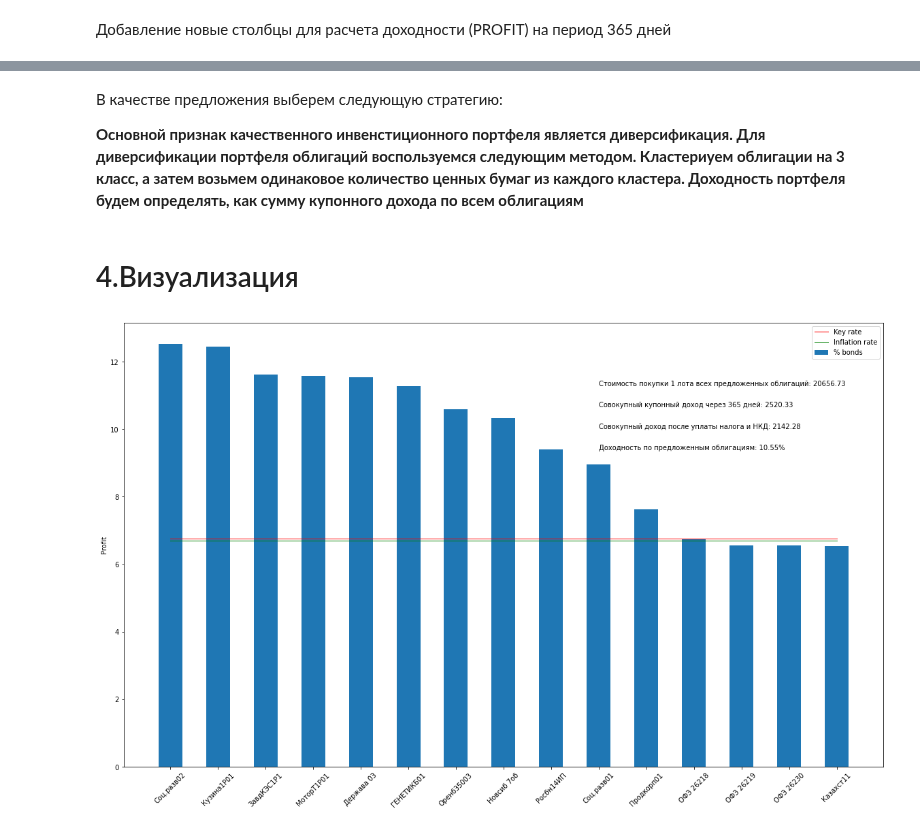
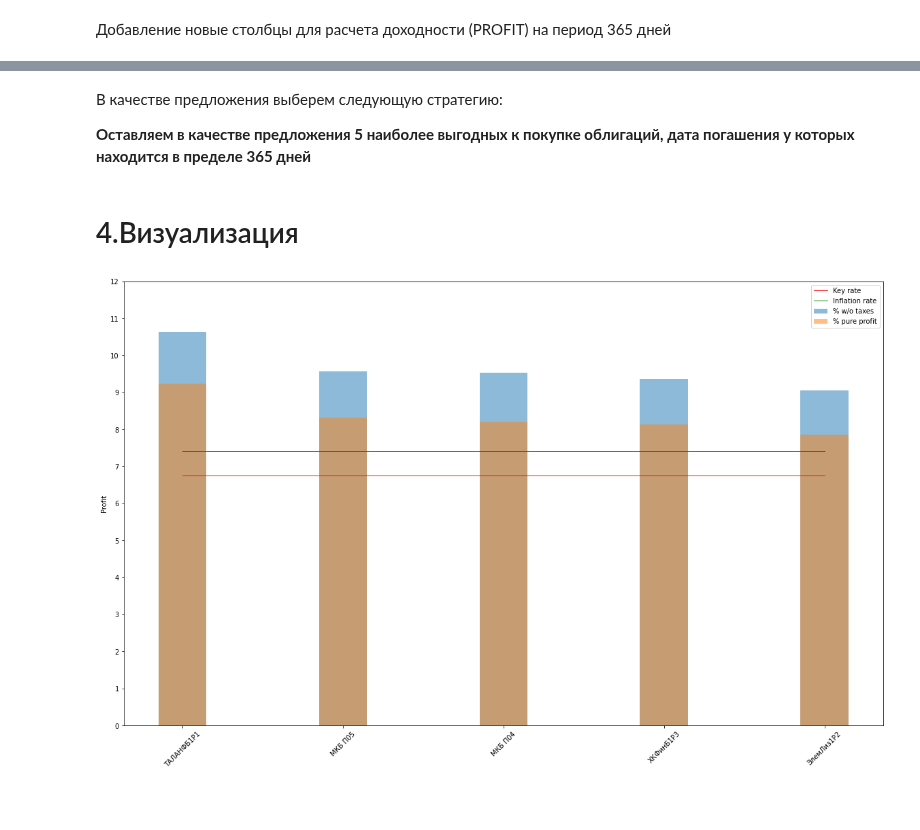
Before and after one commit to buxkirill/reboot_DA, a Jupyter notebook: final_project/final_project.ipynb, the cells around one changed output, grey strips where cells are left out. Cells and saved outputs as stored; diff of their text form; code cells hidden in the pictures; blank space fills up the shorter version.

Commit message:
изменен основной файл

```diff
--- a/final_project/final_project.ipynb
+++ b/final_project/final_project.ipynb
@@ -681,13 +762,7 @@ df = df[df.IS_QUALIFIED_INVESTORS == 0]
 df = df[df.HIGH_RISK == 0]
 df = df[df.PRICE_RUB.notna()]
 df = df[(df.COUPONDAYSPASSED / df.COUPONLENGTH) <= 0.2]
+df = df[(df.MATDATE <= pd.to_datetime(date.today() + timedelta(days=INVEST_PERIOD)))]
 df.dropna(inplace=True)
 # %% [markdown]
 Добавление новые столбцы для расчета доходности (PROFIT) на период 365 дней
-# %%
-df['MAX_INVEST_DATE'] = df.apply(lambda x: min(x.MATDATE, (date.today() + timedelta(days=INVEST_PERIOD))), axis=1)
-df['INVEST_DAYS'] = df.apply(lambda x: (x.MAX_INVEST_DATE - (datetime.combine(date.today(), datetime.min.time()))).days, axis=1)
-df['COUPON_INCOME'] = (df.INVEST_DAYS / INVEST_PERIOD) * df.COUPONFREQUENCY * df.COUPONVALUE
-df['CURRENT_YIELD'] = df.COUPONVALUE * df.COUPONDAYSPASSED / df.COUPONLENGTH
-df['PROFIT'] = (df.FACEVALUE - df.PRICE_RUB - df.CURRENT_YIELD + (1 - TAX_RATE) * df.COUPON_INCOME * 100) / (df.PRICE_RUB + df.CURRENT_YIELD)
-df.sort_values(by='PROFIT', ascending=False, inplace=True)
@@ -723,5 +841,0 @@ df[df.CLUSTER == 2].head()
-# %% [markdown]
-В качестве предложения выберем следующую стратегию:
-
-**Основной признак качественного инвенстиционного портфеля является диверсификация.**
-**Для диверсификации портфеля облигаций воспользуемся следующим методом. Кластериуем облигации на 3 класс, а затем возьмем одинаковое количество ценных бумаг из каждого кластера. Доходность портфеля будем определять, как сумму купонного дохода по всем облигациям**
@@ -734,26 +842,45 @@ final_bonds.sort_values(by='PROFIT', ascending=False, inplace=True)
+# %% [markdown]
+В качестве предложения выберем следующую стратегию:
+
+**Оставляем в качестве предложения 5 наиболее выгодных к покупке облигаций, дата погашения у которых находится в пределе 365 дней**
+# %%
+final_bonds = df.head(5)
+final_bonds.sort_values(by='PROFIT', ascending=False, inplace=True)
 # %% [markdown]
 # 4.Визуализация
 # %%
 facevalue = final_bonds[['FACEVALUE']].sum().values[0]
 price = final_bonds[['PRICE_RUB']].sum().values[0]
 income = final_bonds[['COUPON_INCOME']].sum().values[0]
-current_yeild = final_bonds[['CURRENT_YIELD']].sum().values[0]
+accrued_coupon_interest = final_bonds[['ACCRUED_COUPON_INTEREST']].sum().values[0]
 fig, ax = plt.subplots(figsize=(20,12))
+ax.bar(final_bonds.SHORTNAME.values,
+       height=final_bonds.reset_index().PROFIT_WITHOUT_TAXES.values,
+       width=0.3,
+       label='% w/o taxes',
+       alpha=0.5)
 
-ax.bar(final_bonds.SHORTNAME.values, height=final_bonds.reset_index().PROFIT.values, width=0.5, label='% bonds')
-ax.plot([KEY_RATE] * len(final_bonds), color='r', linewidth=1, label='Key rate')
-ax.plot([INFLATION_RATE] * len(final_bonds), color='g', linewidth=1, label='Inflation rate')
-ax.text(9, final_bonds.PROFIT.max() * 0.90, f'Стоимость покупки 1 лота всех предложенных облигаций: {round(price, 2)}')
-ax.text(9, final_bonds.PROFIT.max() * 0.85, f'Совокупный купонный доход через 365 дней: {round(income, 2)}')
-ax.text(9, final_bonds.PROFIT.max() * 0.8, f'Совокупный доход после уплаты налога и НКД: {round(income * (1 - TAX_RATE) - current_yeild, 2)}')
-ax.text(9, final_bonds.PROFIT.max() * 0.75,
-        f'Доходность по предложенным облигациям: {round((facevalue - price - current_yeild + (1 - TAX_RATE) * income * 100) / (price + current_yeild), 2)}%')
+ax.bar(final_bonds.SHORTNAME.values,
+       height=final_bonds.reset_index().PROFIT.values,
+       width=0.3,
+       label='% pure profit',
+       alpha=0.5)
 
-ax.set_xticks(range(0, 15))
+ax.plot([KEY_RATE] * len(final_bonds),
+        color='r',
+        linewidth=1,
+        label='Key rate')
+
+ax.plot([INFLATION_RATE] * len(final_bonds),
+        color='g',
+        linewidth=1,
+        label='Inflation rate')
+
+ax.set_xticks(range(0, 5))
+ax.set_yticks(range(0, 13))
 ax.set_ylabel("Profit")
-
+ax.legend()
 plt.xticks(rotation=45)
-ax.legend()
 plt.show()
 # %% [output]
-[figure, old version]
+[figure, new version]
```
Also changed, not shown: parts of 29 cells of this notebook.
